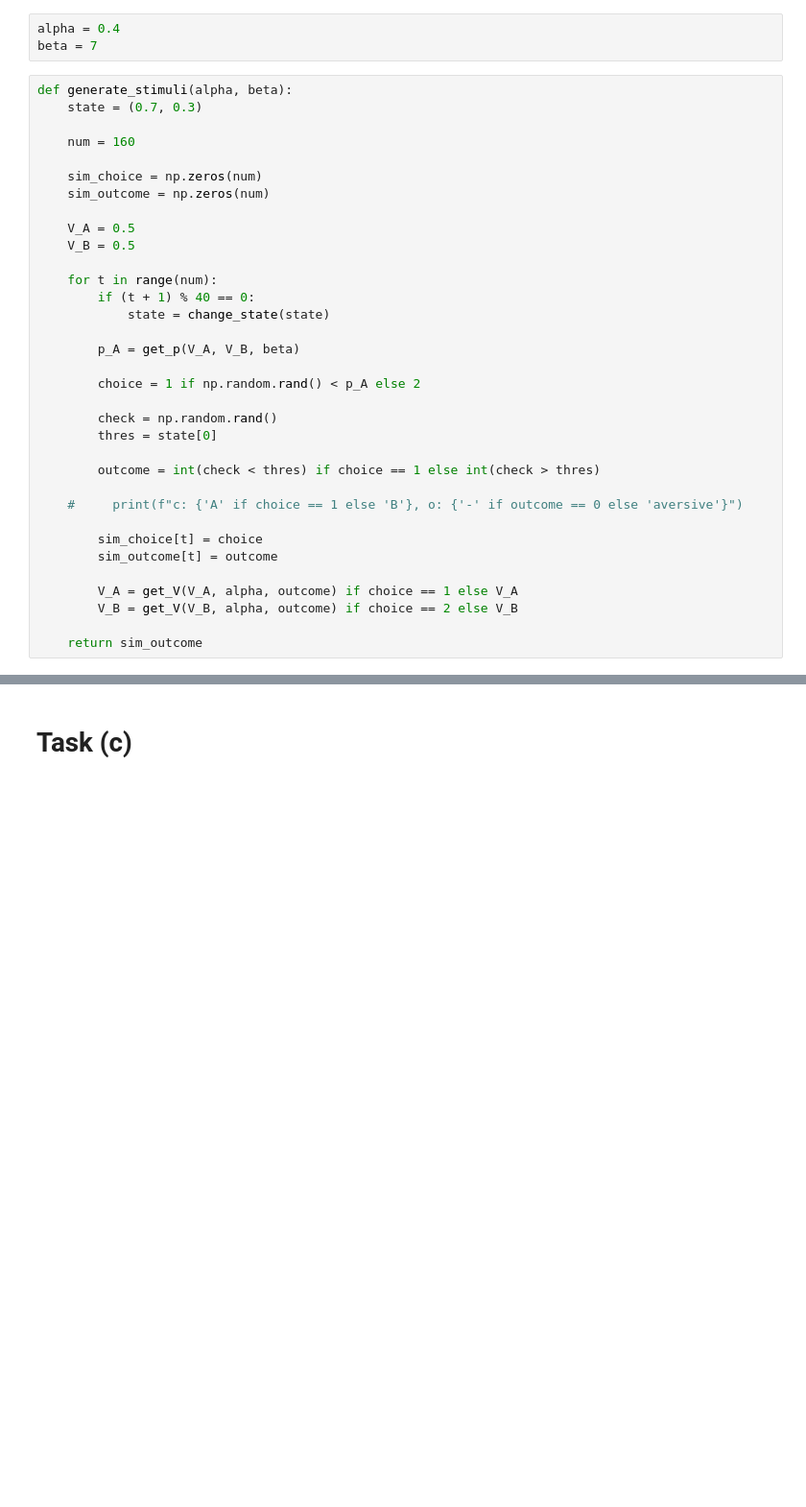
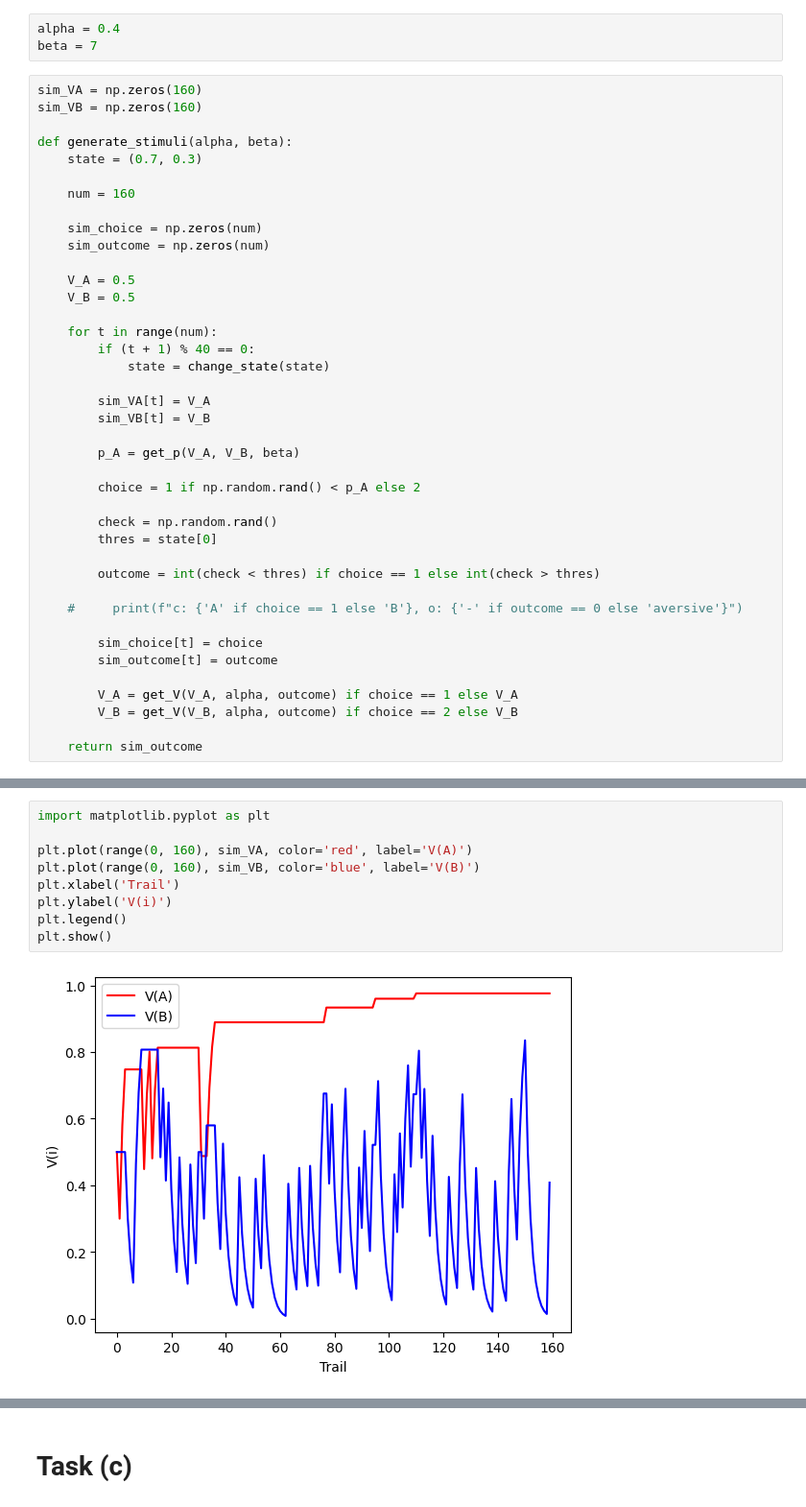
Before and after one commit to Unka-Malloc/Python-Neuron-Stimuli-2, a Jupyter notebook: CNN-CW2.ipynb, the cells around one changed output, grey strips where cells are left out. Shown at 96% size. Saved outputs shown, nothing was run; the diff lists cells and outputs as text; blank space fills up the shorter version.

```diff
--- a/CNN-CW2.ipynb
+++ b/CNN-CW2.ipynb
@@ -98,6 +146,9 @@ def change_state(last_state):
 alpha = 0.4
 beta = 7
 # %%
+sim_VA = np.zeros(160)
+sim_VB = np.zeros(160)
+
 def generate_stimuli(alpha, beta):
     state = (0.7, 0.3)
 
@@ -112,6 +163,9 @@ def generate_stimuli(alpha, beta):
     for t in range(num):
         if (t + 1) % 40 == 0:
             state = change_state(state)
+
+        sim_VA[t] = V_A
+        sim_VB[t] = V_B
 
         p_A = get_p(V_A, V_B, beta)
 
@@ -142,0 +197,11 @@ avg_aversive
+# %%
+import matplotlib.pyplot as plt
+
+plt.plot(range(0, 160), sim_VA, color='red', label='V(A)')
+plt.plot(range(0, 160), sim_VB, color='blue', label='V(B)')
+plt.xlabel('Trail')
+plt.ylabel('V(i)')
+plt.legend()
+plt.show()
+# %% [output]
+[figure, added]
```
Also changed, not shown: parts of 19 cells of this notebook.
